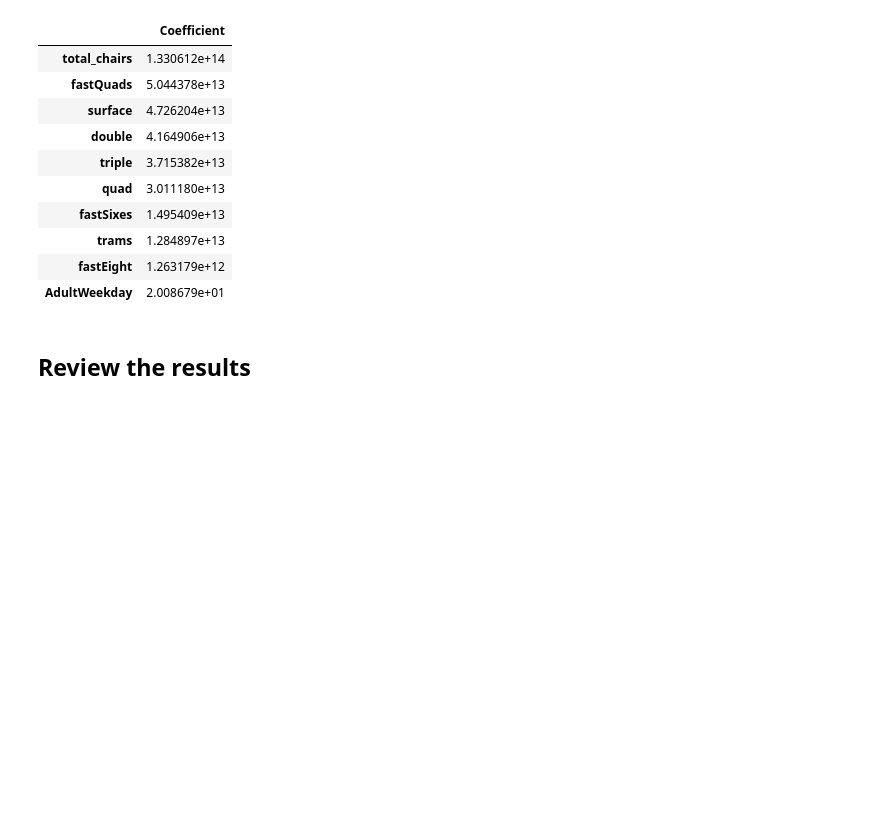
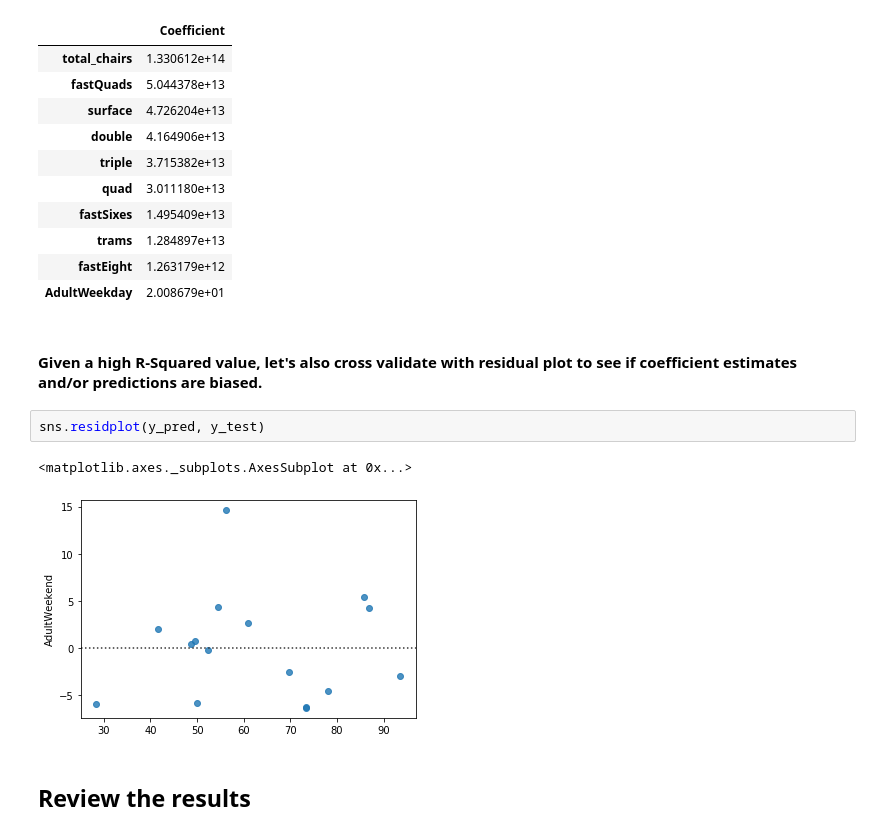
Before and after one commit to bauyrjanj/GuidedCapstone, a Jupyter notebook: Documentation/GuidedCapstoneStep6HL.ipynb, the cells around one changed output. Saved outputs shown, nothing was run; the diff lists cells and outputs as text; blank space fills up the shorter version.

```diff
--- a/Documentation/GuidedCapstoneStep6HL.ipynb
+++ b/Documentation/GuidedCapstoneStep6HL.ipynb
@@ -167,6 +167,13 @@ pd.DataFrame(abs(lm.coef_), X.columns, columns=['Coefficient']).sort_values(by=[
 | trams | 1.284897e+13 |
 | fastEight | 1.263179e+12 |
 | AdultWeekday | 2.008679e+01 |
+# %% [markdown]
+#### Given a high R-Squared value, let's also cross validate with residual plot to see if coefficient estimates and/or predictions are biased.
+# %%
+sns.residplot(y_pred, y_test)
+# %% [output]
+<matplotlib.axes._subplots.AxesSubplot at 0x...>
+[figure, added]
 # %% [markdown]
 ## Review the results
 # %% [markdown]
```
Also changed, not shown: parts of 2 cells of this notebook.
